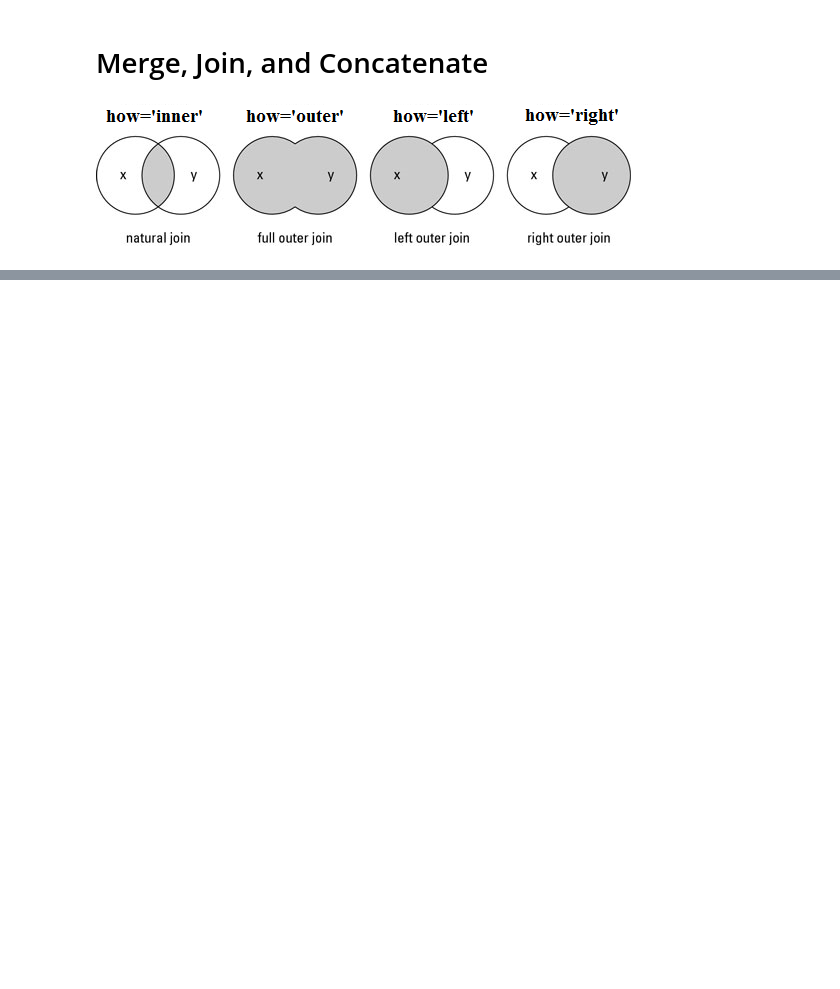
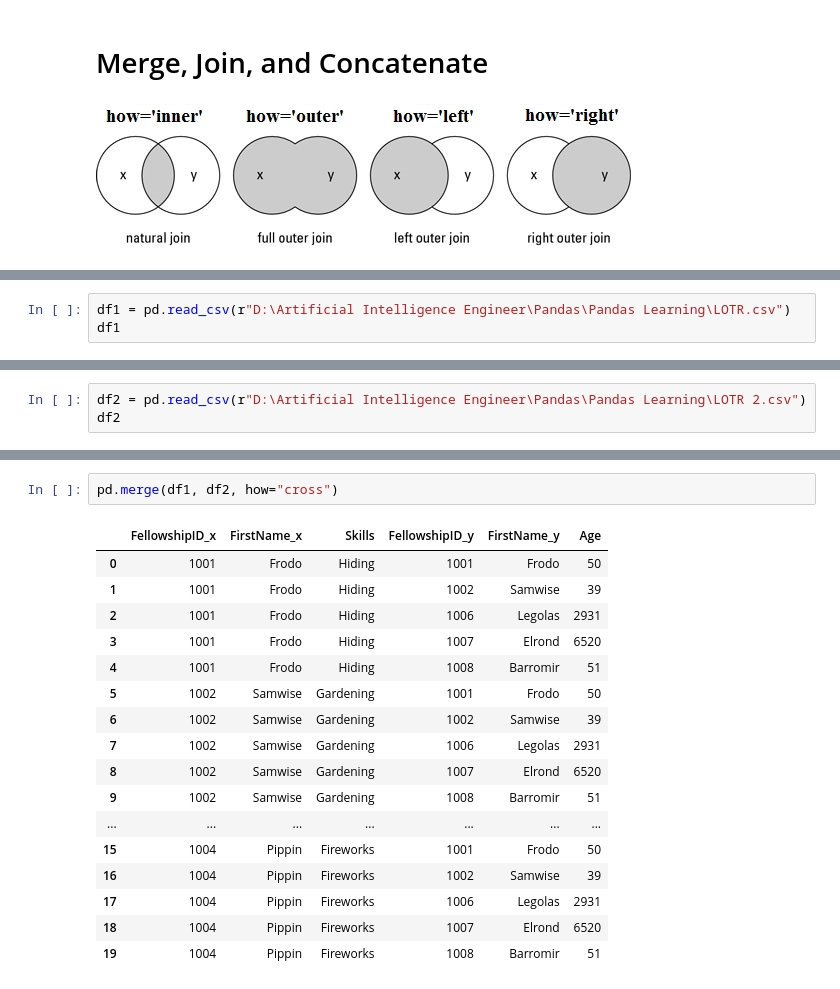
Before and after one commit to anuragchaudharytharu/Pandas-Learning, a Jupyter notebook: 05_Merge_Join_and_Concatenate.ipynb, the cells around one changed output, grey strips where cells are left out. Drawn from its saved outputs; the diff is of its cells as text; blank space fills up the shorter version.

Commit message:
pandas learning completed today

```diff
--- a/05_Merge_Join_and_Concatenate.ipynb
+++ b/05_Merge_Join_and_Concatenate.ipynb
@@ -6,0 +8,3 @@ import pandas as pd
+# %%
+df1 = pd.read_csv(r"D:\Artificial Intelligence Engineer\Pandas\Pandas Learning\LOTR.csv")
+df1
@@ -6,0 +17,3 @@ import pandas as pd
+# %%
+df2 = pd.read_csv(r"D:\Artificial Intelligence Engineer\Pandas\Pandas Learning\LOTR 2.csv")
+df2
@@ -6,0 +110,20 @@ import pandas as pd
+# %%
+pd.merge(df1, df2, how="cross")
+# %% [output]
+|  | FellowshipID_x | FirstName_x | Skills | FellowshipID_y | FirstName_y | Age |
+| 0 | 1001 | Frodo | Hiding | 1001 | Frodo | 50 |
+| 1 | 1001 | Frodo | Hiding | 1002 | Samwise | 39 |
+| 2 | 1001 | Frodo | Hiding | 1006 | Legolas | 2931 |
+| 3 | 1001 | Frodo | Hiding | 1007 | Elrond | 6520 |
+| 4 | 1001 | Frodo | Hiding | 1008 | Barromir | 51 |
+| 5 | 1002 | Samwise | Gardening | 1001 | Frodo | 50 |
+| 6 | 1002 | Samwise | Gardening | 1002 | Samwise | 39 |
+| 7 | 1002 | Samwise | Gardening | 1006 | Legolas | 2931 |
+| 8 | 1002 | Samwise | Gardening | 1007 | Elrond | 6520 |
+| 9 | 1002 | Samwise | Gardening | 1008 | Barromir | 51 |
+| ... | ... | ... | ... | ... | ... | ... |
+| 15 | 1004 | Pippin | Fireworks | 1001 | Frodo | 50 |
+| 16 | 1004 | Pippin | Fireworks | 1002 | Samwise | 39 |
+| 17 | 1004 | Pippin | Fireworks | 1006 | Legolas | 2931 |
+| 18 | 1004 | Pippin | Fireworks | 1007 | Elrond | 6520 |
+| 19 | 1004 | Pippin | Fireworks | 1008 | Barromir | 51 |
```
Also changed, not shown: parts of 19 cells of this notebook, 12 other files.
